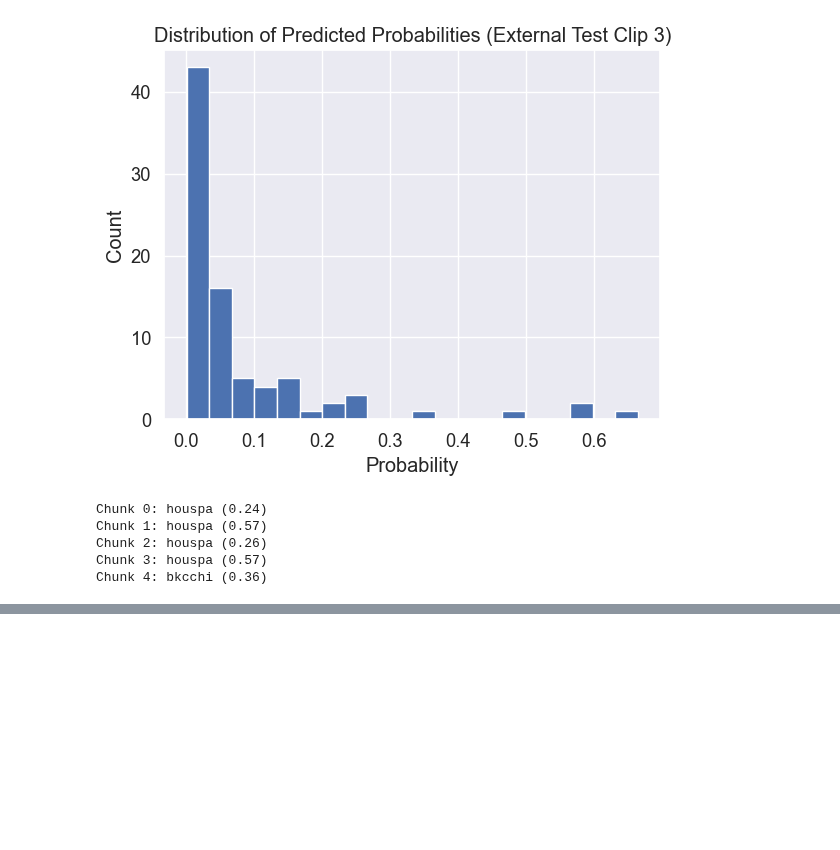
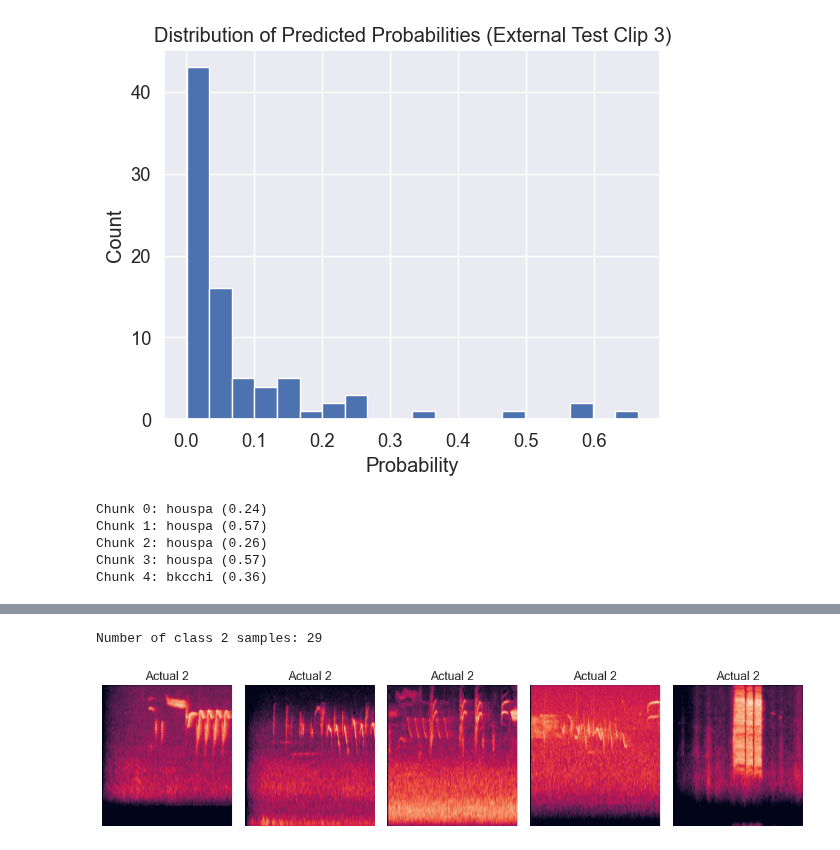
Before and after one commit to jnplng/bird-classification, a Jupyter notebook: code/code.ipynb, the cells around one changed output, grey strips where cells are left out. Drawn from its saved outputs; the diff is of its cells as text; code cells hidden in the pictures; blank space fills up the shorter version.

```diff
--- a/code/code.ipynb
+++ b/code/code.ipynb
@@ -1218,0 +1250,20 @@ Chunk 4: bkcchi (0.36)
+# %%
+# Get indices where the true class is 2
+idx_class2 = np.where(Y_test_labels == 2)[0]
+
+print("Number of class 2 samples:", len(idx_class2))
+
+# Plot some examples
+plt.figure(figsize=(12, 3))
+
+for i, idx in enumerate(idx_class2[:5]):  # show 5 examples
+    plt.subplot(1, 5, i+1)
+    plt.imshow(X_test[idx].squeeze(), aspect='auto', origin='lower')
+    plt.title("Actual 2")
+    plt.axis('off')
+
+plt.tight_layout()
+plt.show()
+# %% [output]
+Number of class 2 samples: 29
+[figure, added]
```
Also changed, not shown: parts of 2 cells of this notebook, 3 other files.
